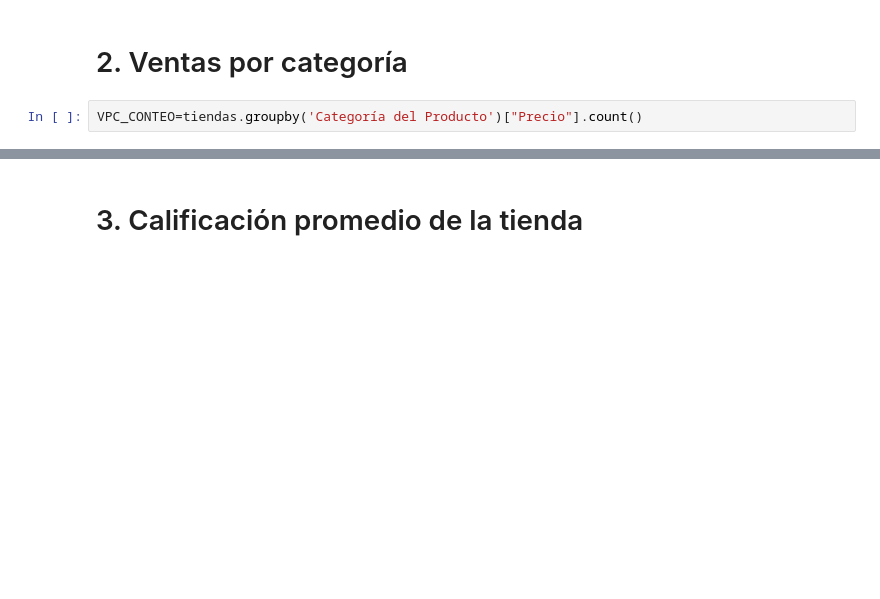
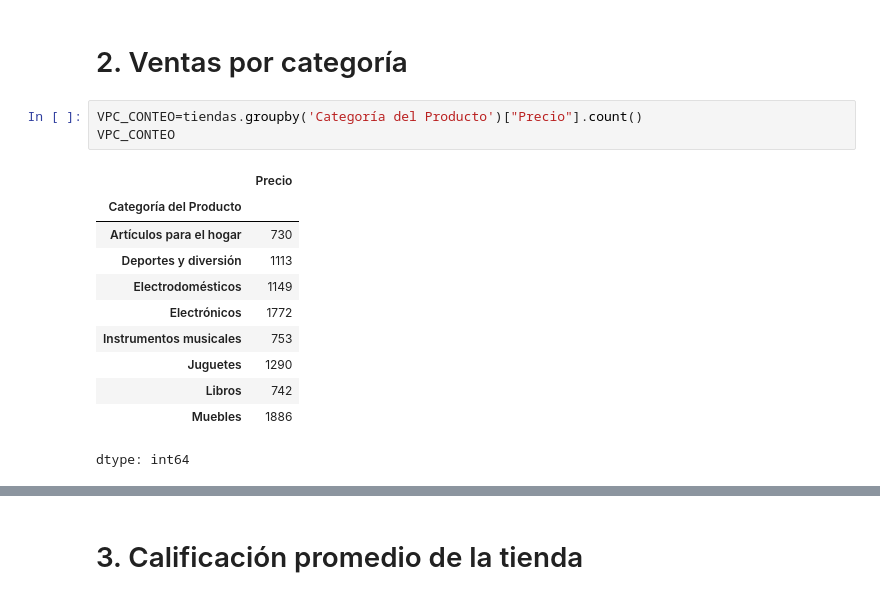
Before and after one commit to JairoCJN/Store-Analysis, a Jupyter notebook: challenge1-data-science-latam/AluraStoreLatam.ipynb, the cells around one changed output, grey strips where cells are left out. Cells and saved outputs as stored; diff of their text form; blank space fills up the shorter version.

```diff
--- a/challenge1-data-science-latam/AluraStoreLatam.ipynb
+++ b/challenge1-data-science-latam/AluraStoreLatam.ipynb
@@ -192,5 +192,18 @@ memory usage: 221.2+ KB
 # 2. Ventas por categoría
 # %%
 VPC_CONTEO=tiendas.groupby('Categoría del Producto')["Precio"].count()
+VPC_CONTEO
+# %% [output]
+|  | Precio |
+| Categoría del Producto |  |
+| Artículos para el hogar | 730 |
+| Deportes y diversión | 1113 |
+| Electrodomésticos | 1149 |
+| Electrónicos | 1772 |
+| Instrumentos musicales | 753 |
+| Juguetes | 1290 |
+| Libros | 742 |
+| Muebles | 1886 |
+dtype: int64
 # %%
 VPC_GANANCIAS=tiendas.groupby('Categoría del Producto')["Precio"].sum()
```
Also changed, not shown: parts of 1 cell of this notebook.
